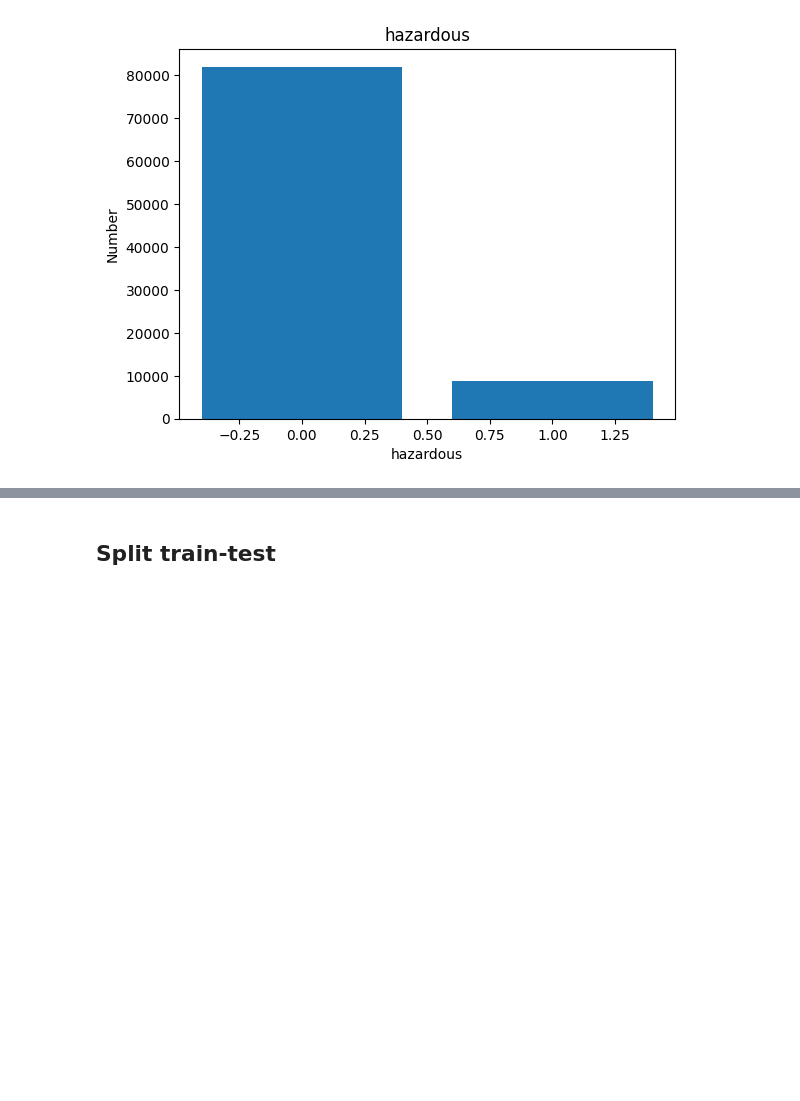
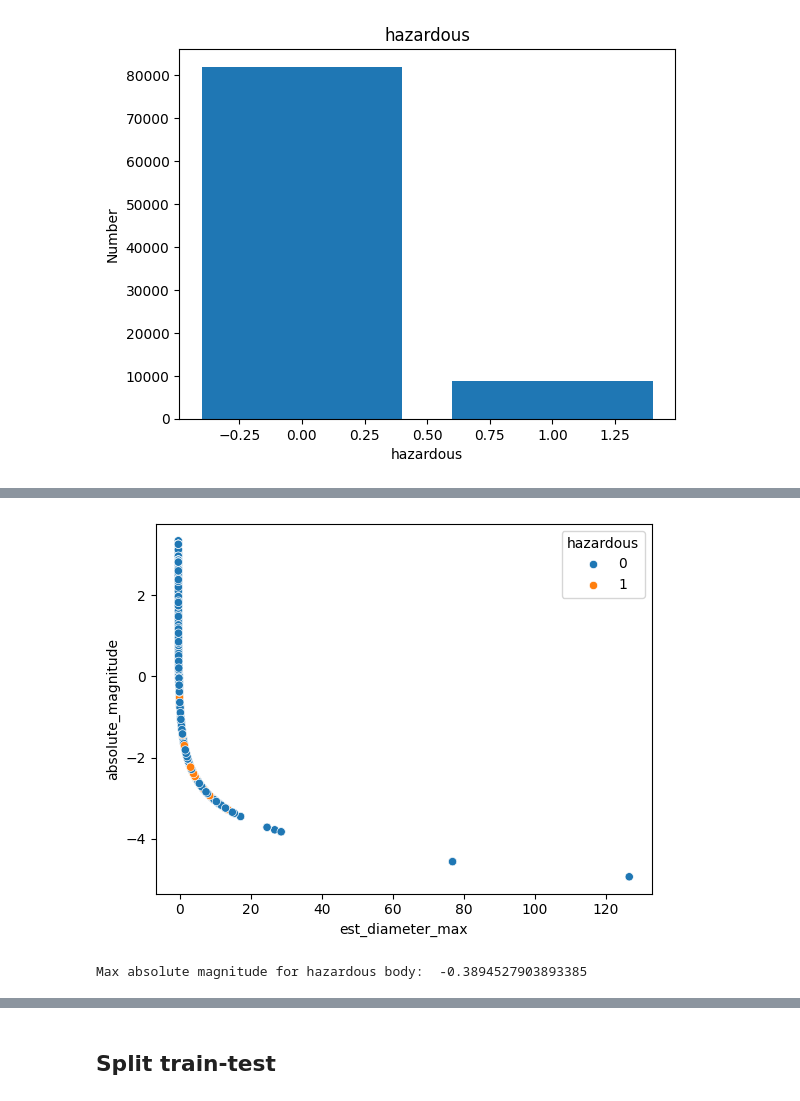
Before and after one commit to CostatoMarco/ProgettoML, a Jupyter notebook: progetto.ipynb, the cells around one changed output, grey strips where cells are left out. Cells and saved outputs as stored; diff of their text form; code cells hidden in the pictures; blank space fills up the shorter version.

```diff
--- a/progetto.ipynb
+++ b/progetto.ipynb
@@ -149,0 +153,10 @@ sp1 = sns.scatterplot(x=df2["est_diameter_min"], y=df2["est_diameter_max"], hue
+# %%
+sp3 = sns.scatterplot(x=df2["est_diameter_max"], y=df2["absolute_magnitude"], hue = df2["hazardous"])
+# %% [output]
+[figure, added]
+# %%
+hazardous_df = df2[df2["hazardous"] == 1]
+max_hazardous_magnitude = hazardous_df["absolute_magnitude"].max()
+print("Max absolute magnitude for hazardous body: ", max_hazardous_magnitude)
+# %% [output]
+Max absolute magnitude for hazardous body:  -0.3894527903893385
```
Also changed, not shown: parts of 11 cells of this notebook.
